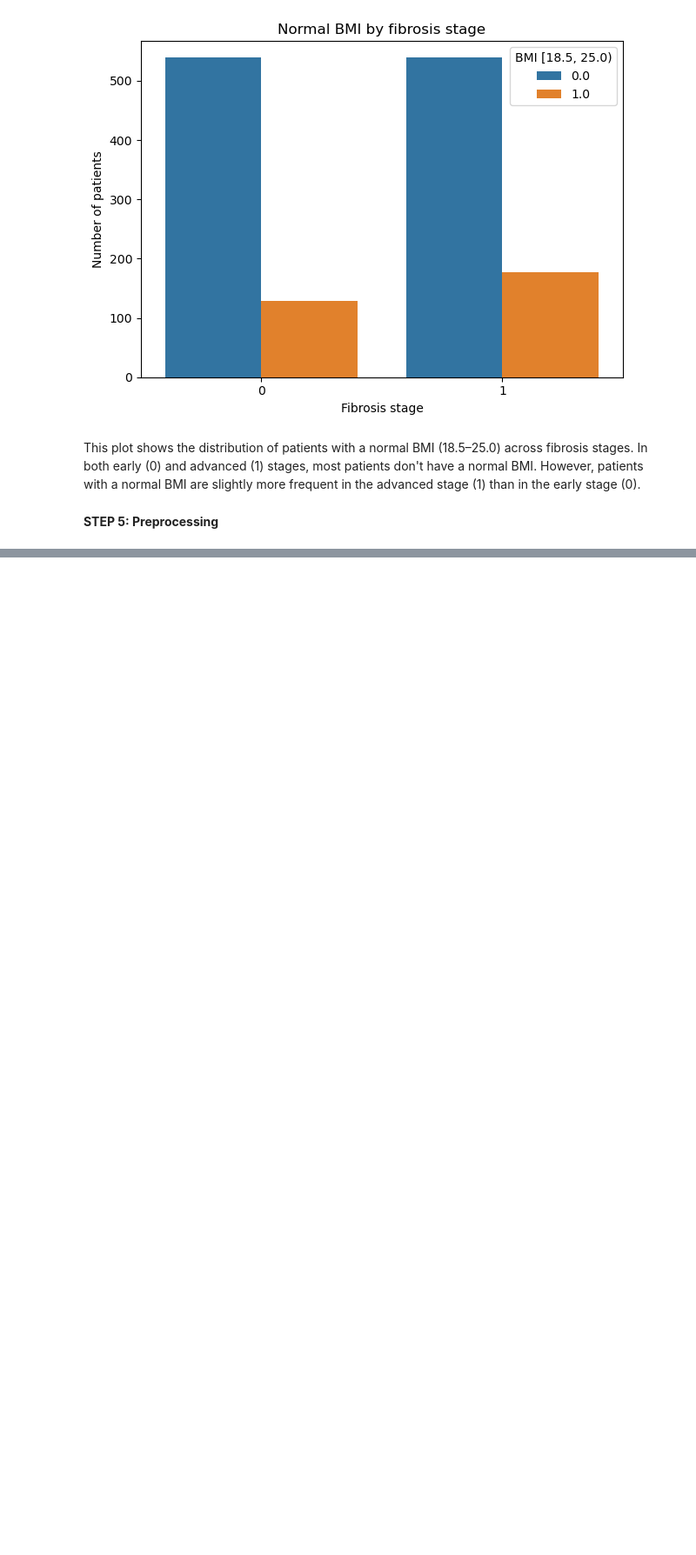
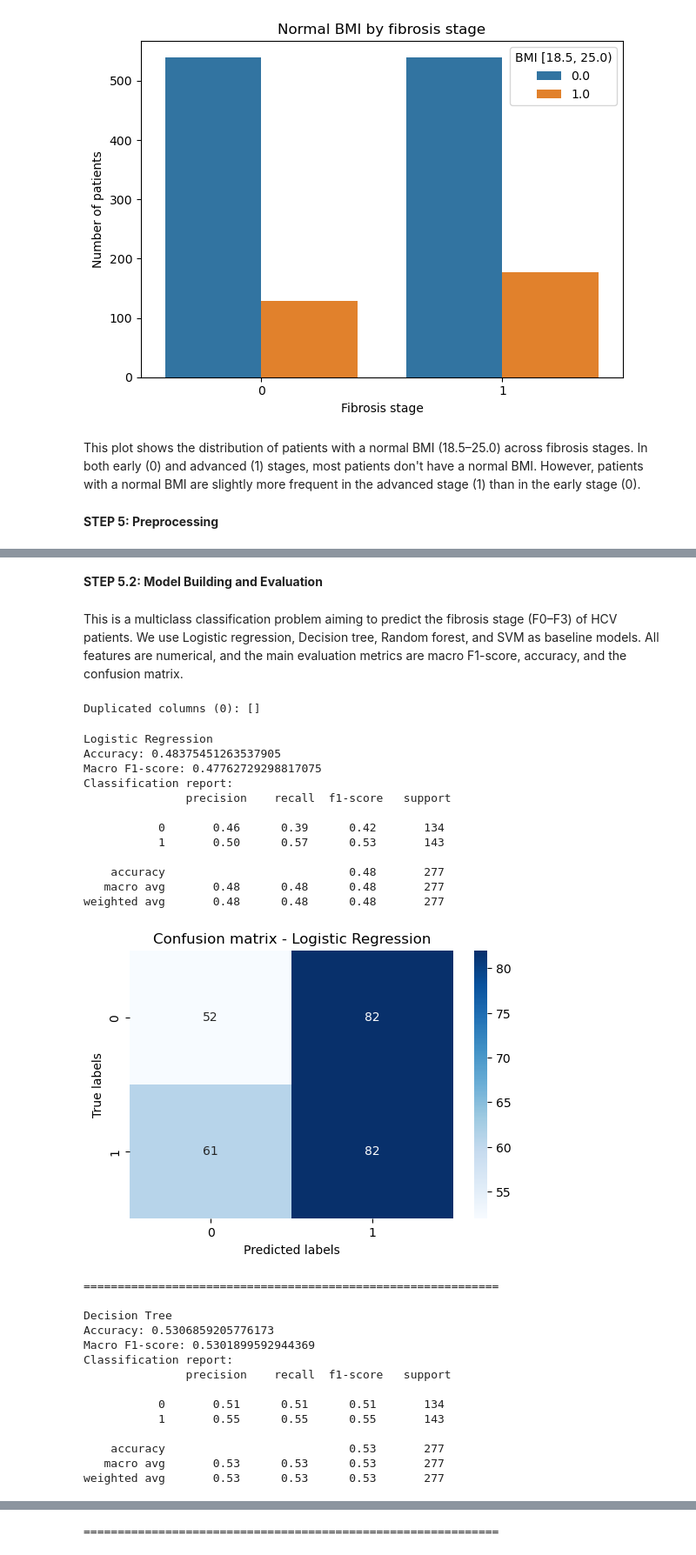
Before and after one commit to KoLiBrie9/MLPROJECT, a Jupyter notebook: second_approach.ipynb, the cells around one changed output, grey strips where cells are left out. Shown at 87% size. Cells and saved outputs as stored; diff of their text form; code cells hidden in the pictures; blank space fills up the shorter version.

Commit message:
Add preprocessing and models

```diff
--- a/second_approach.ipynb
+++ b/second_approach.ipynb
@@ -548,0 +658,77 @@ This plot shows the distribution of patients with a normal BMI (18.5–25.0) acr
+# %% [markdown]
+**STEP 5.2: Model Building and Evaluation**
+# %% [markdown]
+This is a multiclass classification problem aiming to predict the fibrosis stage (F0–F3) of HCV patients. We use Logistic regression, Decision tree, Random forest, and SVM as baseline models. All features are numerical, and the main evaluation metrics are macro F1-score, accuracy, and the confusion matrix.
+# %%
+# check for duplicated feature columns
+dupli_cols = X_train.columns[X_train.columns.duplicated()]
+print(f"Duplicated columns ({len(dupli_cols)}):", dupli_cols.tolist())
+# %% [output]
+Duplicated columns (0): []
+# %%
+#baseline models
+models = {
+    "Logistic Regression": LogisticRegression(max_iter=1000),
+    "Decision Tree": DecisionTreeClassifier(random_state=42),
+    "SVM": SVC(probability=True),
+    "Random forest": RandomForestClassifier( random_state=42)}
+
+results = {} #store evaluation results
+
+
+for name, model in models.items():
+  clf = Pipeline(steps=[("preprocessor", preprocessor), ("model", model)])
+  # Train the model
+  clf.fit(X_train, y_train)
+  # predict on the test set
+  y_pred = clf.predict(X_test)
+  # Compute evaluation metrics
+  acc = accuracy_score(y_test, y_pred)
+  f1 = f1_score(y_test, y_pred, average="macro")
+  recall = recall_score(y_test, y_pred, average="macro")
+
+  print(f"\n{name}")
+  print("Accuracy:", acc)
+  print("Macro F1-score:", f1)
+  print("Classification report:\n", classification_report(y_test, y_pred))
+
+  # Confusion matrix
+  cm = confusion_matrix(y_test, y_pred)
+
+  plt.figure(figsize=(6, 4))
+  sns.heatmap(cm, annot=True, fmt='d', cmap='Blues')
+  plt.title(f'Confusion matrix - {name}')
+  plt.xlabel('Predicted labels')
+  plt.ylabel('True labels')
+  plt.show()
+  print("=============================================================")
+
+  results[name] = {"accuracy": acc, "f1_macro": f1, "recall_macro": recall}
+# %% [output]
+Logistic Regression
+Accuracy: 0.48375451263537905
+Macro F1-score: 0.47762729298817075
+Classification report:
+               precision    recall  f1-score   support
+
+           0       0.46      0.39      0.42       134
+           1       0.50      0.57      0.53       143
+
+    accuracy                           0.48       277
+   macro avg       0.48      0.48      0.48       277
+weighted avg       0.48      0.48      0.48       277
+[figure, added]
+=============================================================
+
+Decision Tree
+Accuracy: 0.5306859205776173
+Macro F1-score: 0.5301899592944369
+Classification report:
+               precision    recall  f1-score   support
+
+           0       0.51      0.51      0.51       134
+           1       0.55      0.55      0.55       143
+
+    accuracy                           0.53       277
+   macro avg       0.53      0.53      0.53       277
+weighted avg       0.53      0.53      0.53       277
@@ -548,0 +766 @@ This plot shows the distribution of patients with a normal BMI (18.5–25.0) acr
+=============================================================
```
Also changed, not shown: parts of 24 cells of this notebook.
